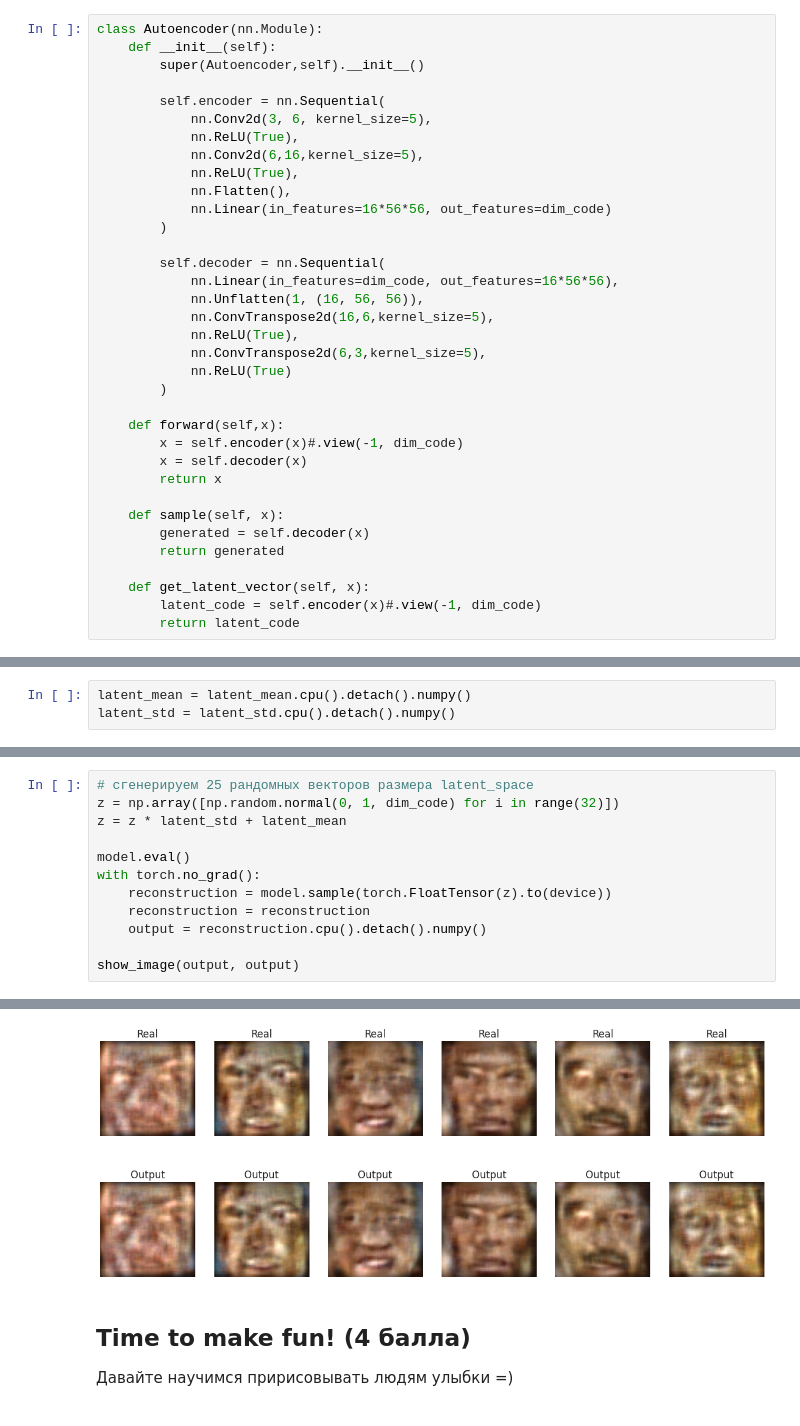
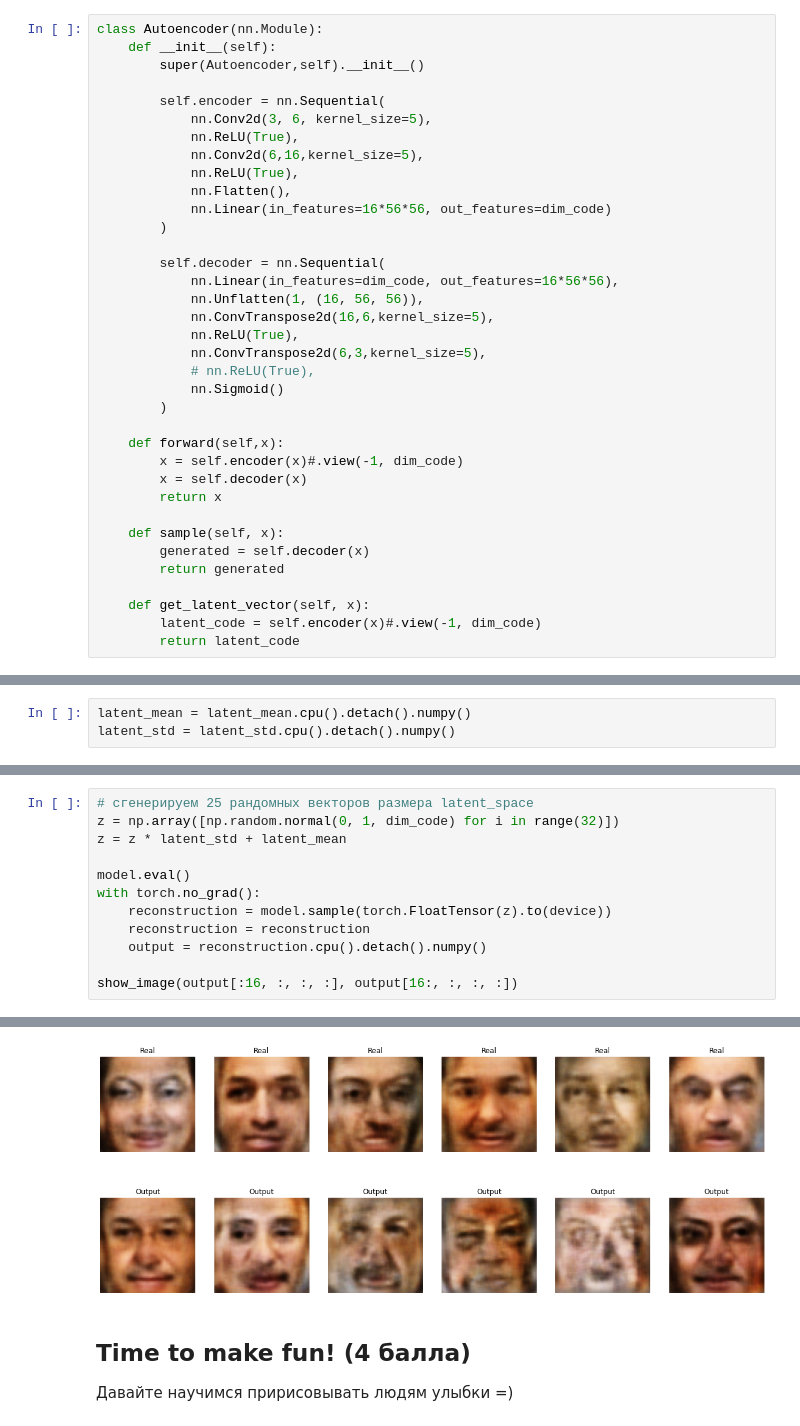
Before and after one commit to prosvirinKir/Deep-Learning-Sckool-term1, a Jupyter notebook: HW_7_autoencoders.ipynb, the cells around one changed output, grey strips where cells are left out. Drawn from its saved outputs; the diff is of its cells as text.

```diff
--- a/HW_7_autoencoders.ipynb
+++ b/HW_7_autoencoders.ipynb
@@ -302,7 +302,8 @@ class Autoencoder(nn.Module):
             nn.ConvTranspose2d(16,6,kernel_size=5),
             nn.ReLU(True),
             nn.ConvTranspose2d(6,3,kernel_size=5),
-            nn.ReLU(True)
+            # nn.ReLU(True),
+            nn.Sigmoid()
         )
 
     def forward(self,x):
@@ -382,5 +380,5 @@ with torch.no_grad():
     reconstruction = reconstruction
     output = reconstruction.cpu().detach().numpy()
 
-show_image(output, output)
+show_image(output[:16, :, :, :], output[16:, :, :, :])
 # %% [output]
@@ -397,4 +385,4 @@ Clipping input data to the valid range for imshow with RGB data ([0..1] for floa
-[figure, old version]
+[figure, new version]
 # %% [markdown]
 ## Time to make fun! (4 балла)
 
```
Also changed, not shown: parts of 26 cells of this notebook.
